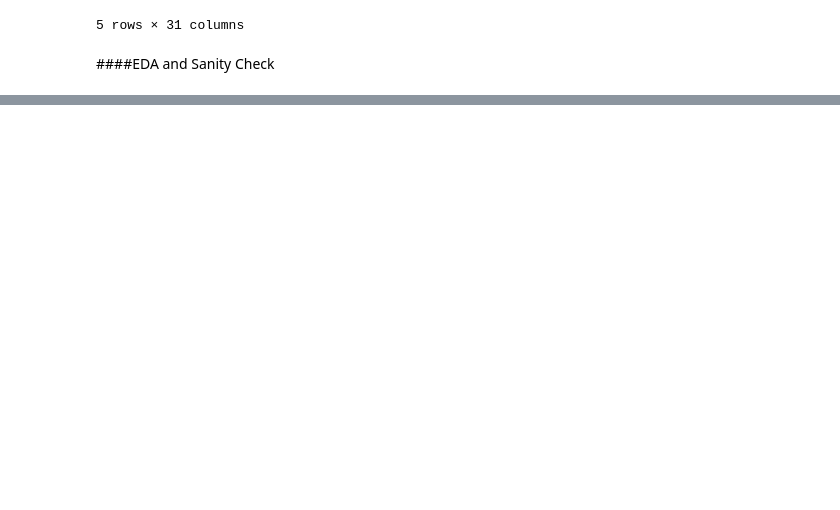
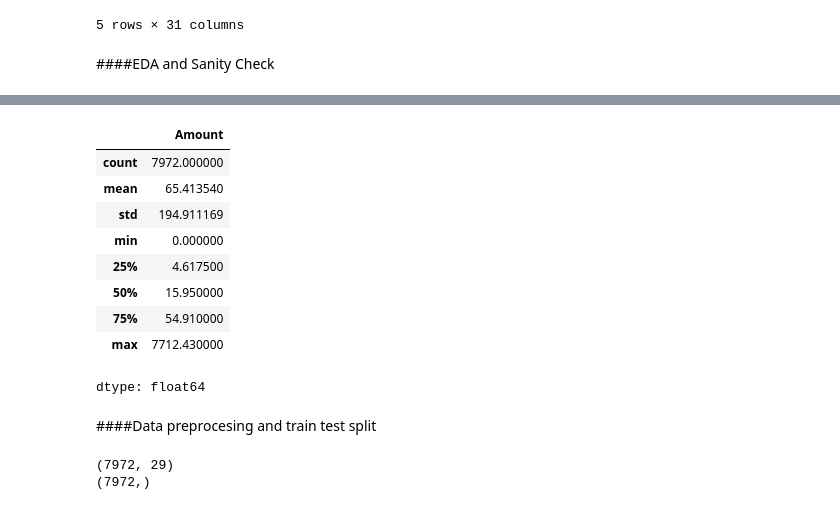
Before and after one commit to RansiluRanasinghe/Credit-Card-Fraud-Detection, a Jupyter notebook: Notebook/Credit_Card_Fraud_Detection_with_Random_Forest.ipynb, the cells around one changed output, grey strips where cells are left out. Cells and saved outputs as stored; diff of their text form; code cells hidden in the pictures; blank space fills up the shorter version.

```diff
--- a/Notebook/Credit_Card_Fraud_Detection_with_Random_Forest.ipynb
+++ b/Notebook/Credit_Card_Fraud_Detection_with_Random_Forest.ipynb
@@ -32,0 +80,15 @@ df.head()
+# %%
+df['Amount'].describe()
+# %% [output]
+|  | Amount |
+| count | 7972.000000 |
+| mean | 65.413540 |
+| std | 194.911169 |
+| min | 0.000000 |
+| 25% | 4.617500 |
+| 50% | 15.950000 |
+| 75% | 54.910000 |
+| max | 7712.430000 |
+dtype: float64
+# %% [markdown]
+####Data preprocesing and train test split
@@ -32,0 +102,9 @@ df.head()
+# %%
+X = df.drop("Class", axis=1)
+y = df["Class"]
+
+print(X.shape)
+print(y.shape)
+# %% [output]
+(7972, 29)
+(7972,)
```
Also changed, not shown: parts of 10 cells of this notebook.
